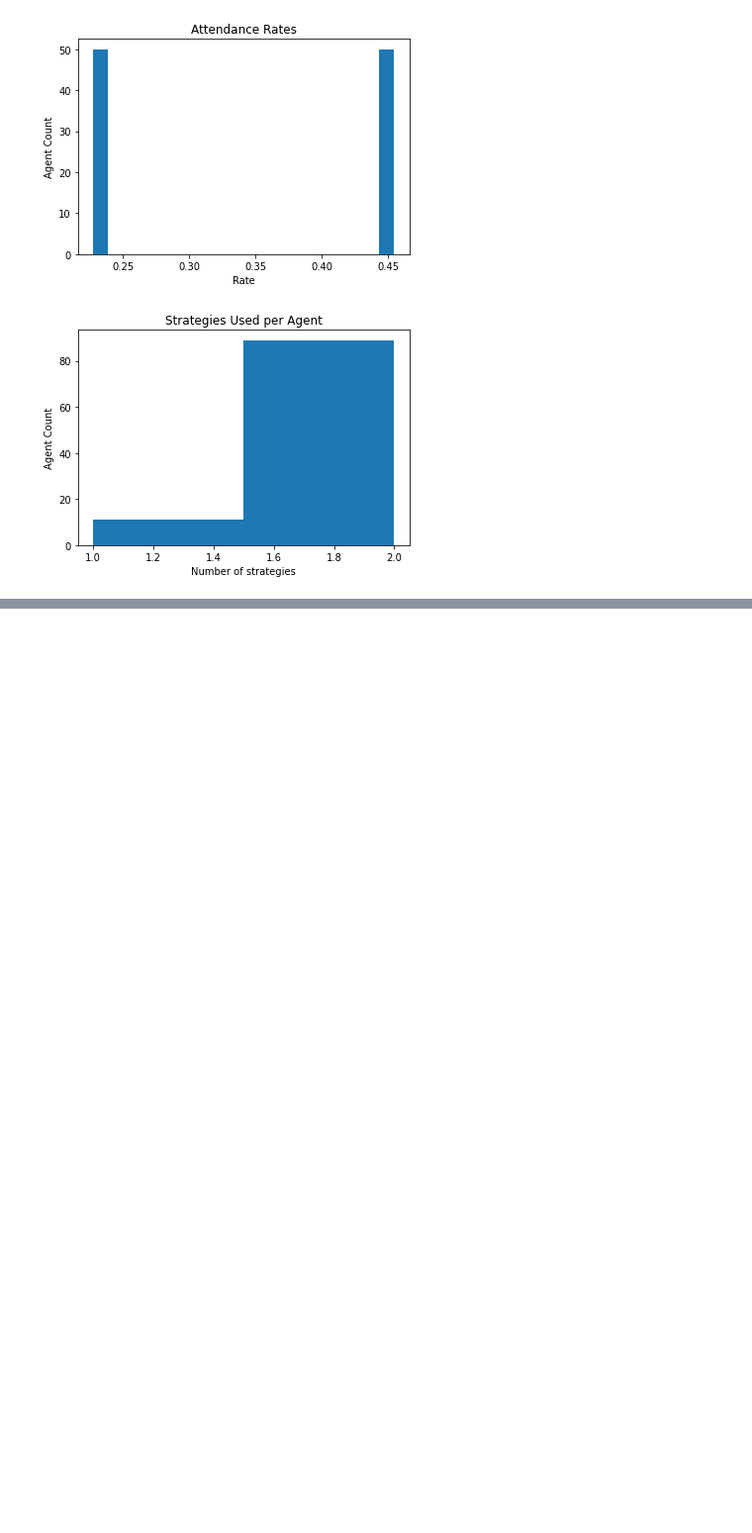
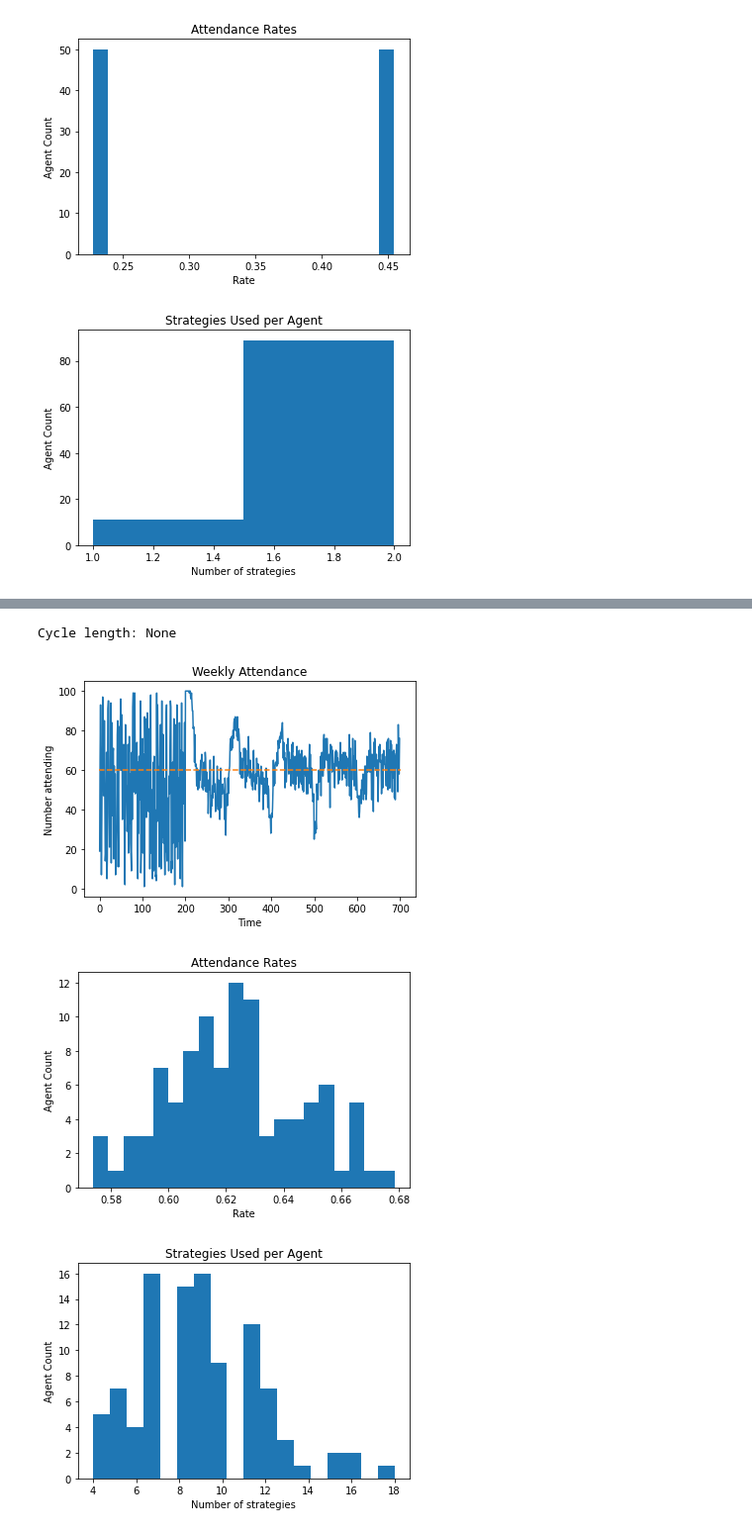
Before and after one commit to rebeku/El-Farol-Bar-Problem, a Jupyter notebook: V2/Experiments.ipynb, the cells around one changed output, grey strips where cells are left out. Shown at 99% size. Cells and saved outputs as stored; diff of their text form; code cells hidden in the pictures; blank space fills up the shorter version.

```diff
--- a/V2/Experiments.ipynb
+++ b/V2/Experiments.ipynb
@@ -355,0 +366,7 @@ array([100,  35,  15, 100,  35,  15, 100,  35,  15, 100,  35,  15, 100,
+# %%
+summarize_run(seed=444445, n_iter=500, strategies=50, memory=100)
+# %% [output]
+Cycle length: None
+[figure, added]
+[figure, added]
+[figure, added]
```
Also changed, not shown: parts of 29 cells of this notebook, 5 other files.
